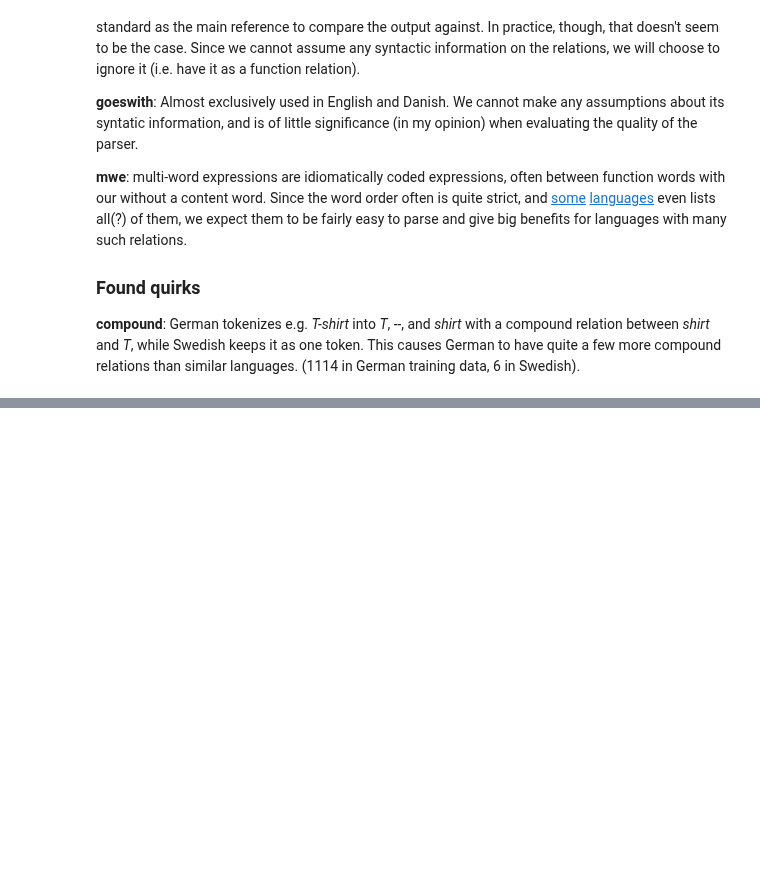
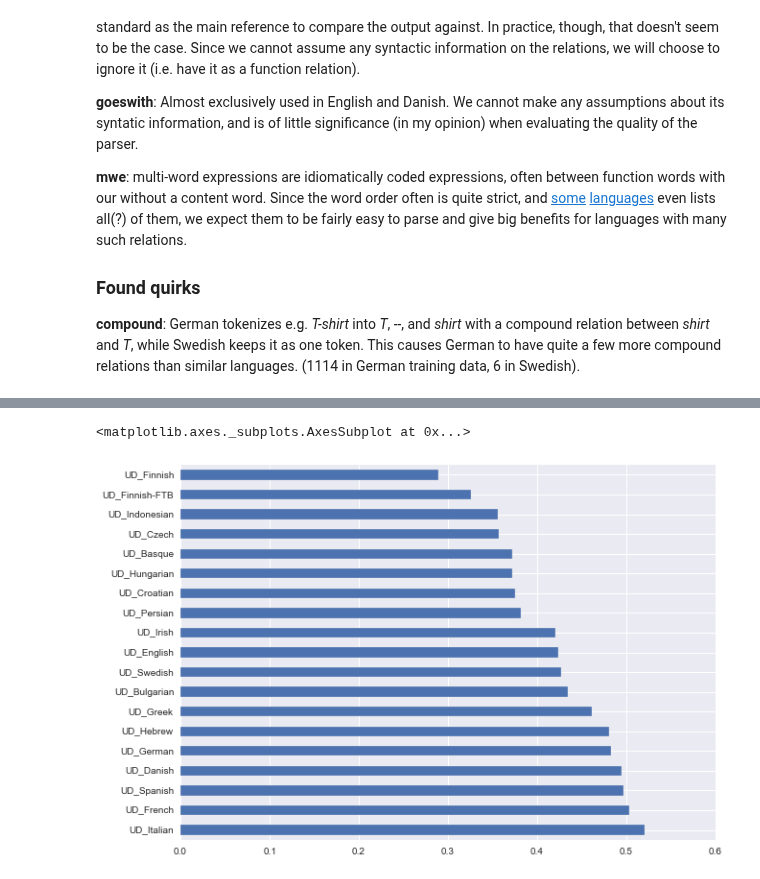
Before and after one commit to jimmycallin/udeval, a Jupyter notebook: notebooks/A manual classification of dependency relations.ipynb, the cells around one changed output, grey strips where cells are left out. Cells and saved outputs as stored; diff of their text form; code cells hidden in the pictures; blank space fills up the shorter version.

```diff
--- a/notebooks/A manual classification of dependency relations.ipynb
+++ b/notebooks/A manual classification of dependency relations.ipynb
@@ -43,0 +44,2 @@ As soon as possible, I will continue with a closer analysis of what such a class
+# %%
+function_relations = ['aux', 'auxpass', 'case', 'cc', 'cop', 'det', 'expl', 'mark', 'neg', 'punct', 'dep', 'goeswith', 'mwe']
@@ -43,0 +176,4 @@ As soon as possible, I will continue with a closer analysis of what such a class
+# %%
+function_dist = deprel_per_lang.div(deprel_per_lang.sum(axis=1), axis=0).fillna(0)[function_relations]
+language_function_ratio = function_dist.sum(axis=1).sort_values(ascending=False)
+language_function_ratio
@@ -43,0 +201,5 @@ As soon as possible, I will continue with a closer analysis of what such a class
+# %%
+language_function_ratio.plot(kind='barh')
+# %% [output]
+<matplotlib.axes._subplots.AxesSubplot at 0x...>
+[figure, added]
```
Also changed, not shown: parts of 11 cells of this notebook.
